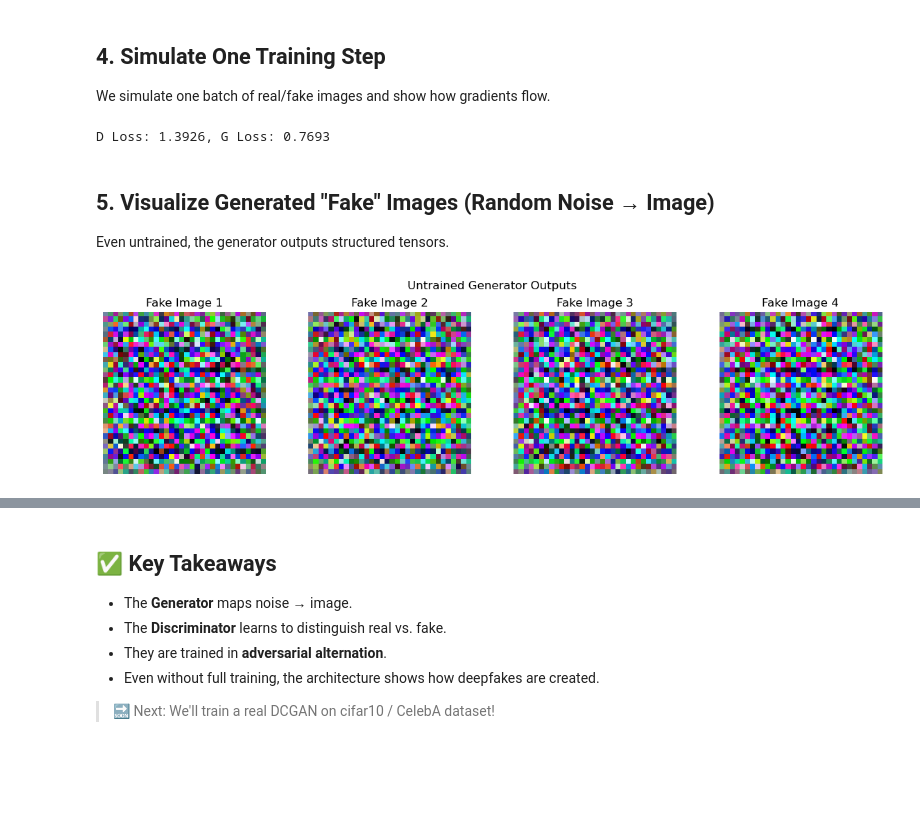
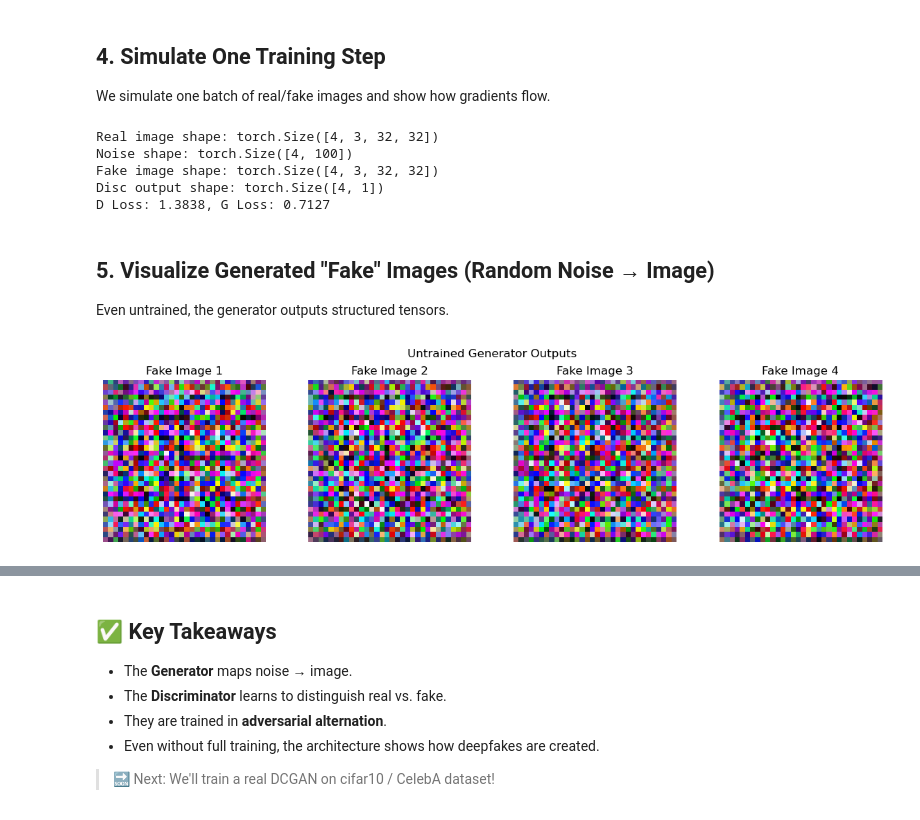
Before and after one commit to carmelocs/computer-vision-journey, a Jupyter notebook: month_2_gan_from_scratch/gan_concept_demo.ipynb, the cells around one changed output, grey strips where cells are left out. Drawn from its saved outputs; the diff is of its cells as text; code cells hidden in the pictures; blank space fills up the shorter version.

Commit message:
debug print statement, model summary

```diff
--- a/month_2_gan_from_scratch/gan_concept_demo.ipynb
+++ b/month_2_gan_from_scratch/gan_concept_demo.ipynb
@@ -98,6 +98,7 @@ We simulate one batch of real/fake images and show how gradients flow.
 # %%
 # Dummy data: batch of 4, 32x32 RGB images
 real_images = torch.randn(4, 3, 32, 32).to(device)
+print("Real image shape:", real_images.shape)
 batch_size = real_images.size(0)
 
 # Labels
@@ -115,8 +116,11 @@ loss_real = criterion(pred_real, real_labels)
 
 # Fake images
 noise = torch.randn(batch_size, 100).to(device)
+print("Noise shape:", noise.shape)
 fake_images = generator(noise)
+print("Fake image shape:", fake_images.shape)
 pred_fake = discriminator(fake_images.detach())  # Detach to stop gradient to G
+print("Disc output shape:", pred_fake.shape)
 loss_fake = criterion(pred_fake, fake_labels)
 
 # Total loss
@@ -135,7 +139,11 @@ g_optimizer.step()
 
 print(f"D Loss: {d_loss.item():.4f}, G Loss: {g_loss.item():.4f}")
 # %% [output]
-D Loss: 1.3926, G Loss: 0.7693
+Real image shape: torch.Size([4, 3, 32, 32])
+Noise shape: torch.Size([4, 100])
+Fake image shape: torch.Size([4, 3, 32, 32])
+Disc output shape: torch.Size([4, 1])
+D Loss: 1.3838, G Loss: 0.7127
 # %% [markdown]
 ## 5. Visualize Generated "Fake" Images (Random Noise → Image)
 
@@ -143,22 +151,25 @@ Even untrained, the generator outputs structured tensors.
 # %%
 # Generate 4 fake images
 with torch.no_grad():
     noise_sample = torch.randn(4, 100).to(device)
     generated_images = generator(noise_sample)
 
-# Denormalize from [-1, 1] to [0, 1]
-generated_images = (generated_images.cpu() + 1) / 2
+# # Denormalize from [-1, 1] to [0, 1]
+# generated_images = (generated_images.cpu() + 1) / 2
 
 # Plot
 fig, axes = plt.subplots(1, 4, figsize=(12, 3))
 for i in range(4):
-    img = generated_images[i].permute(1, 2, 0).numpy()
-    axes[i].imshow(np.clip(img, 0, 1))
+    img = generated_images[i].permute(1, 2, 0).cpu().numpy()
+    # axes[i].imshow(np.clip(img, 0, 1))
+    # img = np.transpose(generated_images[i].cpu().numpy(), (1, 2, 0))
+    img = (img - img.min()) / (img.max() - img.min())  # Normalize per image
+    axes[i].imshow(img)
     axes[i].axis("off")
     axes[i].set_title(f"Fake Image {i+1}")
 
 plt.suptitle("Untrained Generator Outputs")
 plt.tight_layout()
 plt.show()
 # %% [output]
-[figure, old version]
+[figure, new version]
```
Also changed, not shown: parts of 3 cells of this notebook.
